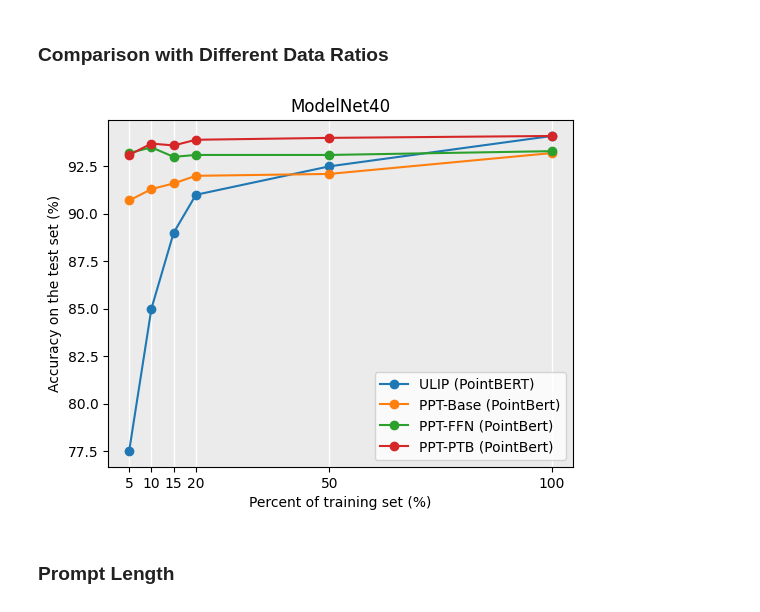
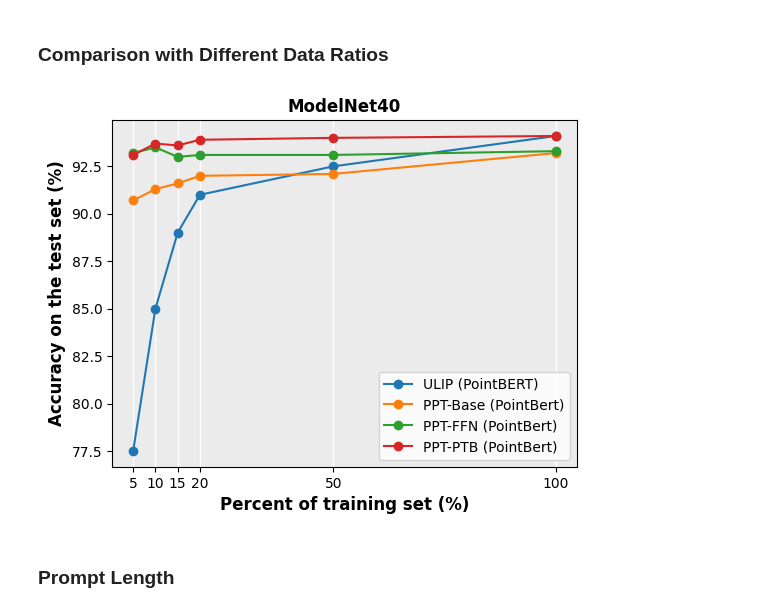
Before and after one commit to auniquesun/PPT, a Jupyter notebook: notebook/visualize.ipynb, the cells around one changed output. Cells and saved outputs as stored; diff of their text form; code cells hidden in the pictures.

```diff
--- a/notebook/visualize.ipynb
+++ b/notebook/visualize.ipynb
@@ -135,25 +200,26 @@ ratio = [5, 10, 15, 20, 50, 100]
 # %%
 figsize = (6,4.5)
 fig, ax = plt.subplots(figsize=figsize)
 ax.set_facecolor("#EBEBEB")
 
 ax.set_xticks(ratio)
 ax.set_xticklabels(ratio)
 
 ax.plot(ratio, ulip_pointbert, label="ULIP (PointBERT)", marker='o', )
 ax.plot(ratio, ppt_base_pointbert, label="PPT-Base (PointBert)", marker='o', )
 ax.plot(ratio, ppt_ffn_pointbert, label="PPT-FFN (PointBert)", marker='o', )
 ax.plot(ratio, ppt_ptb_pointbert, label="PPT-PTB (PointBert)", marker='o', )
 
-ax.set_xlabel('Percent of training set (%)')
-ax.set_ylabel('Accuracy on the test set (%)')
+ax.set_xlabel('Percent of training set (%)', fontweight='bold', fontsize=12)
+ax.set_ylabel('Accuracy on the test set (%)', fontweight='bold', fontsize=12)
 ax.grid(axis="x", color="white", linewidth=1)
-ax.set_title('ModelNet40')
+ax.set_title('ModelNet40', fontweight='bold', fontsize=12)
 ax.legend()
 
-fig.savefig('images/data_effi_mn40.pdf', dpi=400.0, bbox_inches='tight')
+# fig.savefig('images/data_effi_mn40.pdf', dpi=400.0, bbox_inches='tight')
+fig.savefig('images/data_effi_mn40.png', dpi=400.0, bbox_inches='tight')
 # %% [output]
-[figure, old version]
+[figure, new version]
 # %% [markdown]
 ### Prompt Length
 # %%
```
Also changed, not shown: parts of 18 cells of this notebook, 5 other files.
